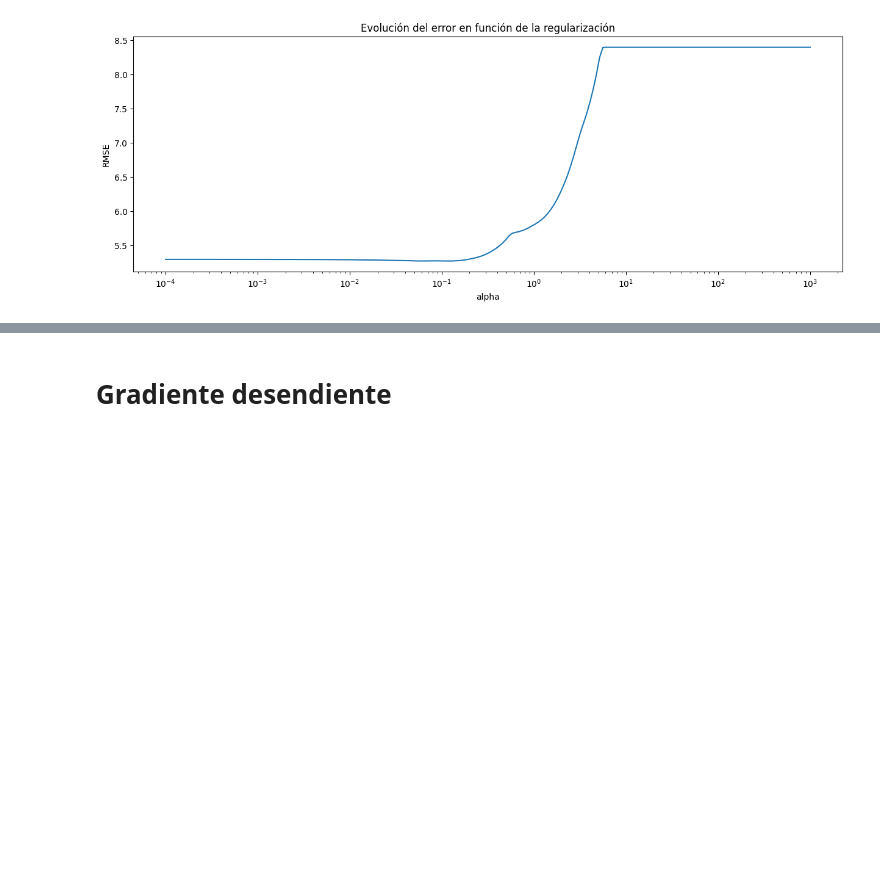
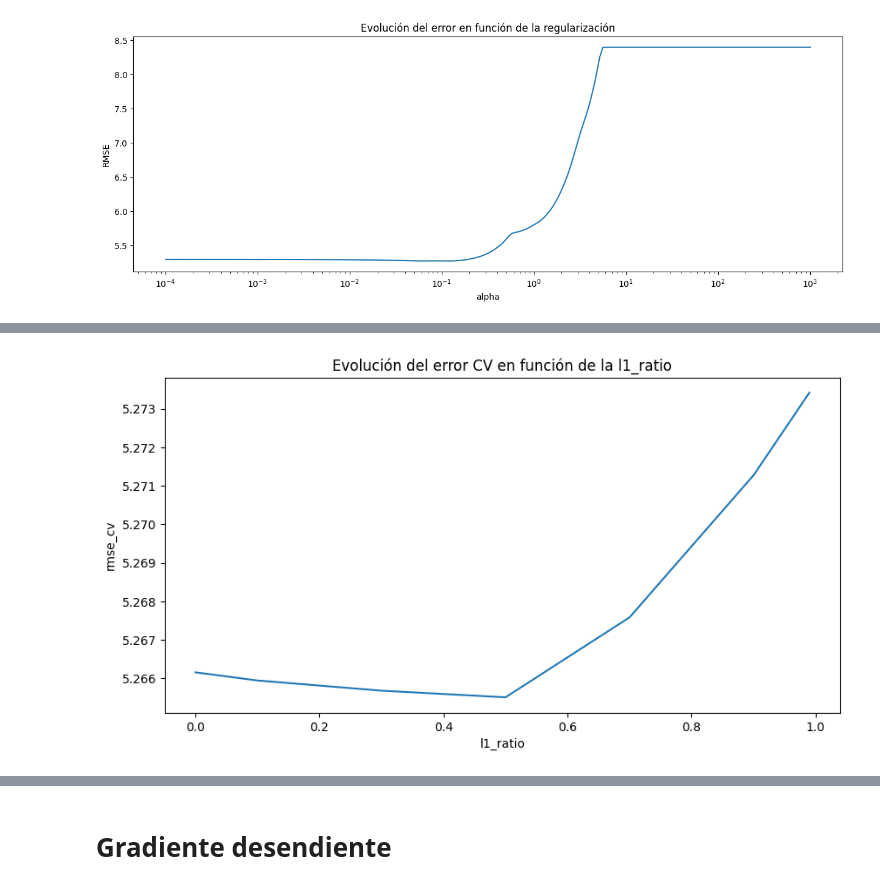
Before and after one commit to Augusto-Rabbia/AA1-TUIA-Rabbia-Spreutels, a Jupyter notebook: tp1/tp1.ipynb, the cells around one changed output, grey strips where cells are left out. Saved outputs shown, nothing was run; the diff lists cells and outputs as text; code cells hidden in the pictures; blank space fills up the shorter version.

```diff
--- a/tp1/tp1.ipynb
+++ b/tp1/tp1.ipynb
@@ -931,0 +1003,18 @@ Name: valor_mediano, Length: 415, dtype: float64
+# %%
+mod = elasticCV
+# Error medio de las 10 particiones por cada valor de alpha y l1_ratio
+mean_error_cv = mod.mse_path_.mean(axis =2)
+
+# El resultado es un array de dimensiones (n_l1_ratio, n_alpha) se convierte en un dataframe
+df_resultados_cv = pd.DataFrame(
+                        data   = mean_error_cv.flatten(),
+                        index  = pd.MultiIndex.from_product(
+                                    iterables = [mod.l1_ratio, mod.alphas_],
+                                    names     = ['l1_ratio', 'mod.alphas_']
+                                 ),
+                        columns = ["mse_cv"]
+                    )
+
+df_resultados_cv['rmse_cv'] = np.sqrt(df_resultados_cv['mse_cv'])
+df_resultados_cv = df_resultados_cv.reset_index().sort_values('mse_cv', ascending = True)
+df_resultados_cv
@@ -931,0 +1035,8 @@ Name: valor_mediano, Length: 415, dtype: float64
+# %%
+fig, ax = plt.subplots(figsize=(10, 5))
+df_resultados_cv.groupby('l1_ratio')['rmse_cv'].min().plot(ax = ax)
+ax.set_title('Evolución del error CV en función de la l1_ratio')
+ax.set_xlabel('l1_ratio')
+ax.set_ylabel('rmse_cv');
+# %% [output]
+[figure, added]
```
Also changed, not shown: parts of 45 cells of this notebook.
